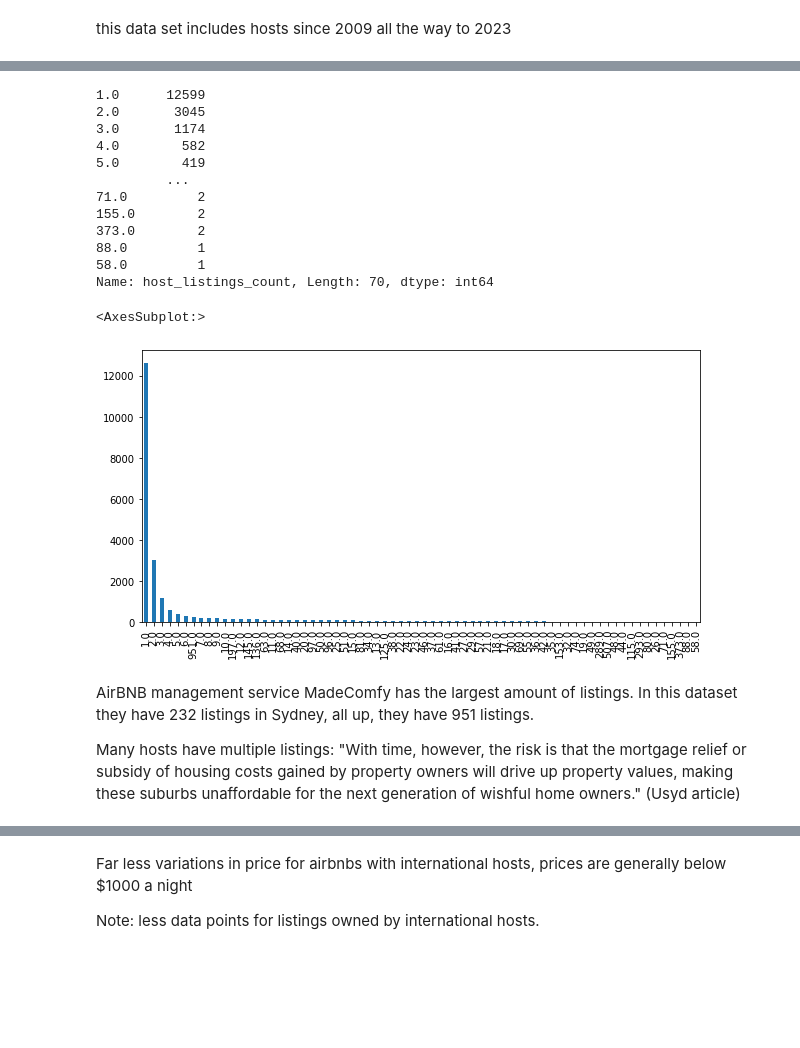
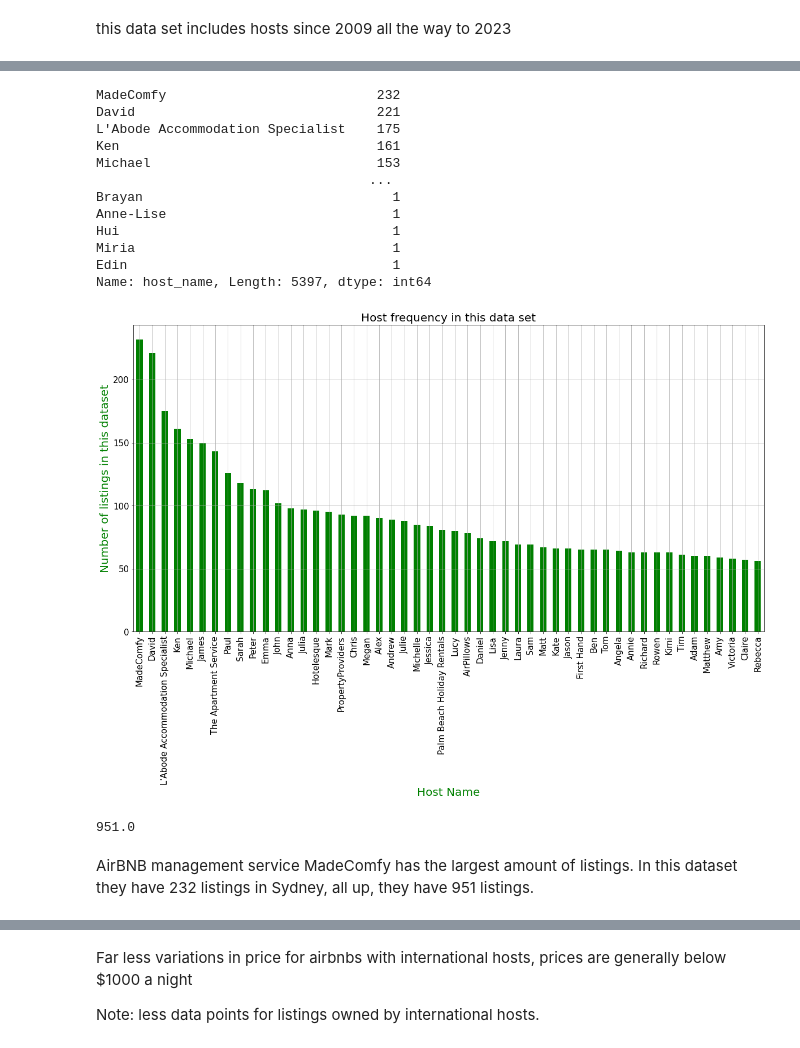
Before and after one commit to oliviajxiao/data_project, a Jupyter notebook: Interesting.ipynb, the cells around one changed output, grey strips where cells are left out. Saved outputs shown, nothing was run; the diff lists cells and outputs as text; code cells hidden in the pictures; blank space fills up the shorter version.

```diff
--- a/Interesting.ipynb
+++ b/Interesting.ipynb
@@ -71,23 +51,30 @@ Name: host_name, Length: 5397, dtype: int64
-# %%
-hlcc = listings_data["host_listings_count"].value_counts()
-print(hlcc)
-hlcc.plot(kind = "bar")
-# %% [output]
-1.0      12599
-2.0       3045
-3.0       1174
-4.0        582
-5.0        419
-         ...
-71.0         2
-155.0        2
-373.0        2
-88.0         1
-58.0         1
-Name: host_listings_count, Length: 70, dtype: int64
-<AxesSubplot:>
-[figure, removed]
+# %%
+hnc = listings_data["host_name"].value_counts()
+print(hnc)
+
+hnc[hnc > 55].plot(color = "green", kind="bar", fontsize = 15)
+plt.xlabel("Host Name", fontsize = 20, color = "green")
+plt.ylabel("Number of listings in this dataset", fontsize = 20, color = "green")
+plt.title("Host frequency in this data set", fontsize = 20)
+plt.grid(True)
+# %% [output]
+MadeComfy                           232
+David                               221
+L'Abode Accommodation Specialist    175
+Ken                                 161
+Michael                             153
+                                   ...
+Brayan                                1
+Anne-Lise                             1
+Hui                                   1
+Miria                                 1
+Edin                                  1
+Name: host_name, Length: 5397, dtype: int64
+[figure, added]
+# %%
+made_comfy = listings_data.iloc[3493]
+made_comfy.host_listings_count
+# %% [output]
+951.0
 # %% [markdown]
 AirBNB management service MadeComfy has the largest amount of listings. In this dataset they have 232 listings in Sydney, all up, they have 951 listings.
-
-Many hosts have multiple listings: "With time, however, the risk is that the mortgage relief or subsidy of housing costs gained by property owners will drive up property values, making these suburbs unaffordable for the next generation of wishful home owners." (Usyd article)
```
Also changed, not shown: parts of 22 cells of this notebook, 2 other files.
